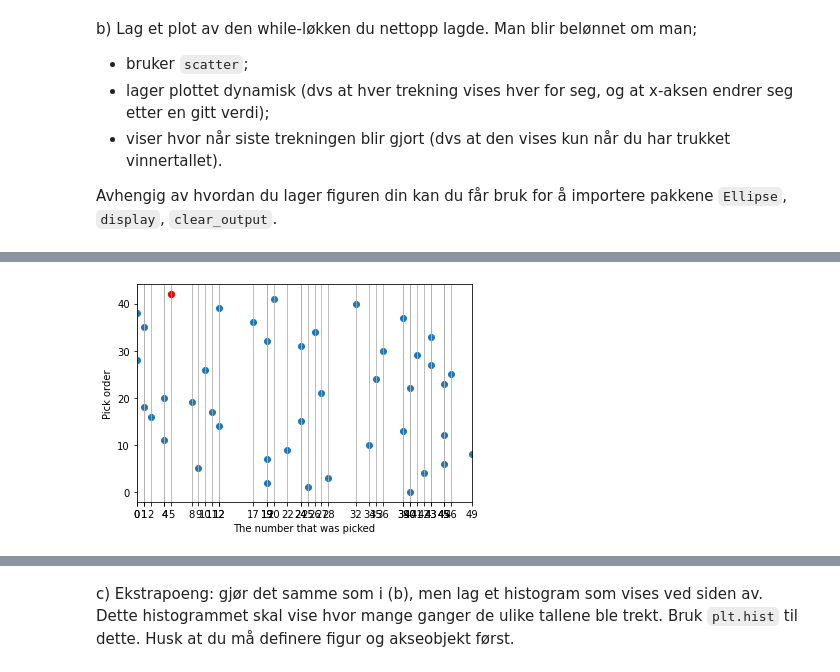
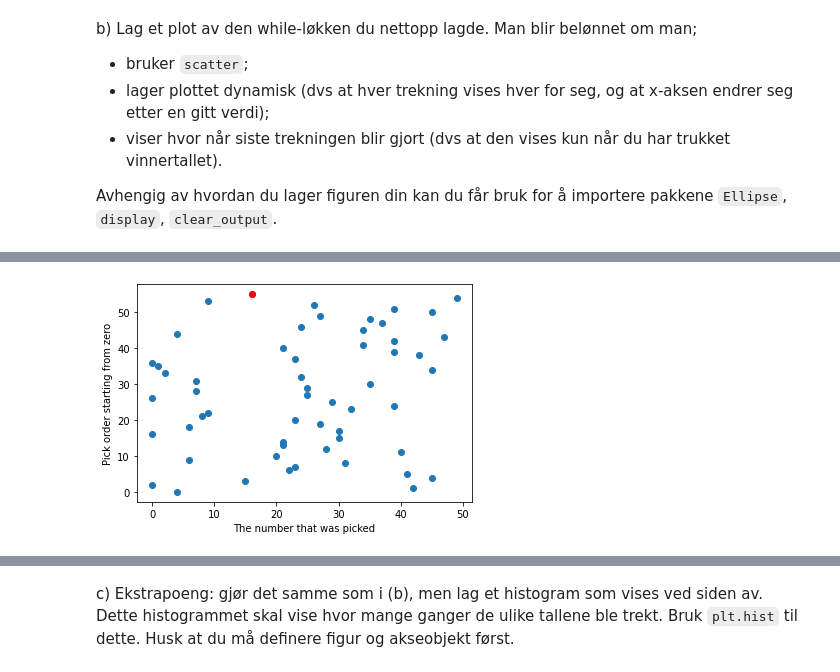
Before and after one commit to Danieljoha/Sok1003-mappeoppgave2, a Jupyter notebook: Mappe 2_oppgaver.ipynb, the cells around one changed output, grey strips where cells are left out. Saved outputs shown, nothing was run; the diff lists cells and outputs as text; code cells hidden in the pictures.

```diff
--- a/Mappe 2_oppgaver.ipynb
+++ b/Mappe 2_oppgaver.ipynb
@@ -137,27 +120,26 @@ def lottob(guess, maxnumber):
     if 0 <= guess <= maxnumber:
         loop = True
         picklist = []
-        xpath = []
-        ypath = []
         while loop:
             pick = np.random.randint(maxnumber)
             if pick == guess:
                 picklist.append(pick)
                 loop = False
                 ylist = [i for i in range(len(picklist))]
-                plt.scatter(picklist, ylist)
-                plt.scatter(pick, ylist[-1], color='red')
-                plt.xlabel('The number that was picked')
-                plt.ylabel('Pick order')
-                print(picklist)
-                if len(picklist) <= 50:
+                scatterplot = plt.scatter(picklist, ylist)
+                plt.scatter(pick, ylist[-1], color='red') #går på slutten av Ylisten for å hente siste verdi for rød dott
+                plt.xlabel('The number that was picked')  #labels
+                plt.ylabel('Pick order starting from zero')
+                print(f"It took {len(picklist)} tries")  #fprint med lengden på listen for mengde forsøk
+                if len(picklist) <= 50:    #setter inn grid for antall forsøk som er under 50 for bedre visualisering
                     plt.xticks(picklist)
                     plt.grid(axis='x')
-                plt.show()
+                plt.show() #viser grid
+
             else:
                 picklist.append(pick)
     else:
         print(f'Please guess up to {maxnumber}')
 
-lottob(5, 50)
+lottob(16, 50)
 # %% [output]
@@ -165 +147 @@ lottob(5, 50)
-[figure, old version]
+[figure, new version]
```
Also changed, not shown: parts of 17 cells of this notebook.
